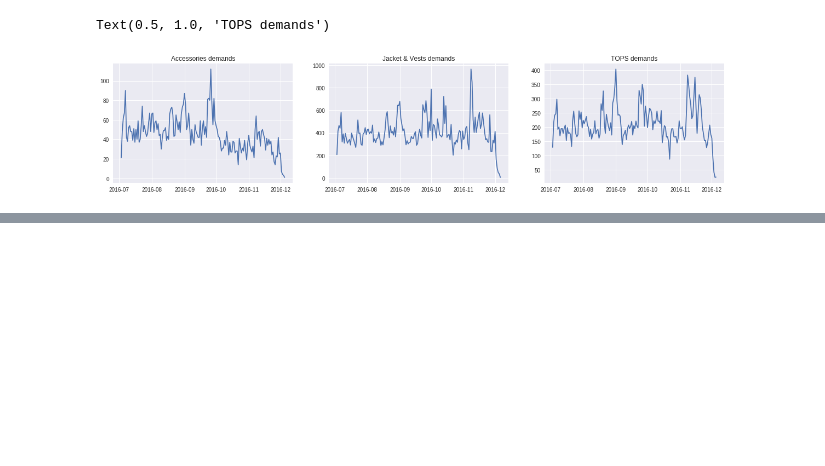
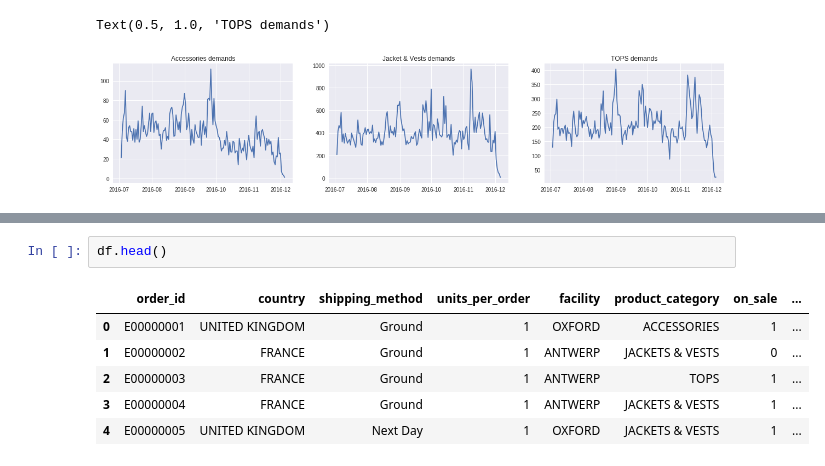
Before and after one commit to ghoshal7/Supply_Chain_Analytics, a Jupyter notebook: Supply_Chain_Notebook.ipynb, the cells around one changed output, grey strips where cells are left out. Drawn from its saved outputs; the diff is of its cells as text; blank space fills up the shorter version.

```diff
--- a/Supply_Chain_Notebook.ipynb
+++ b/Supply_Chain_Notebook.ipynb
@@ -339,0 +385,9 @@ Name: units_per_order, dtype: float64
+# %%
+df.head()
+# %% [output]
+|  | order_id | country | shipping_method | units_per_order | facility | product_category | on_sale | ... |
+| 0 | E00000001 | UNITED KINGDOM | Ground | 1 | OXFORD | ACCESSORIES | 1 | ... |
+| 1 | E00000002 | FRANCE | Ground | 1 | ANTWERP | JACKETS & VESTS | 0 | ... |
+| 2 | E00000003 | FRANCE | Ground | 1 | ANTWERP | TOPS | 1 | ... |
+| 3 | E00000004 | FRANCE | Ground | 1 | ANTWERP | JACKETS & VESTS | 1 | ... |
+| 4 | E00000005 | UNITED KINGDOM | Next Day | 1 | OXFORD | JACKETS & VESTS | 1 | ... |
```
Also changed, not shown: parts of 3 cells of this notebook.
